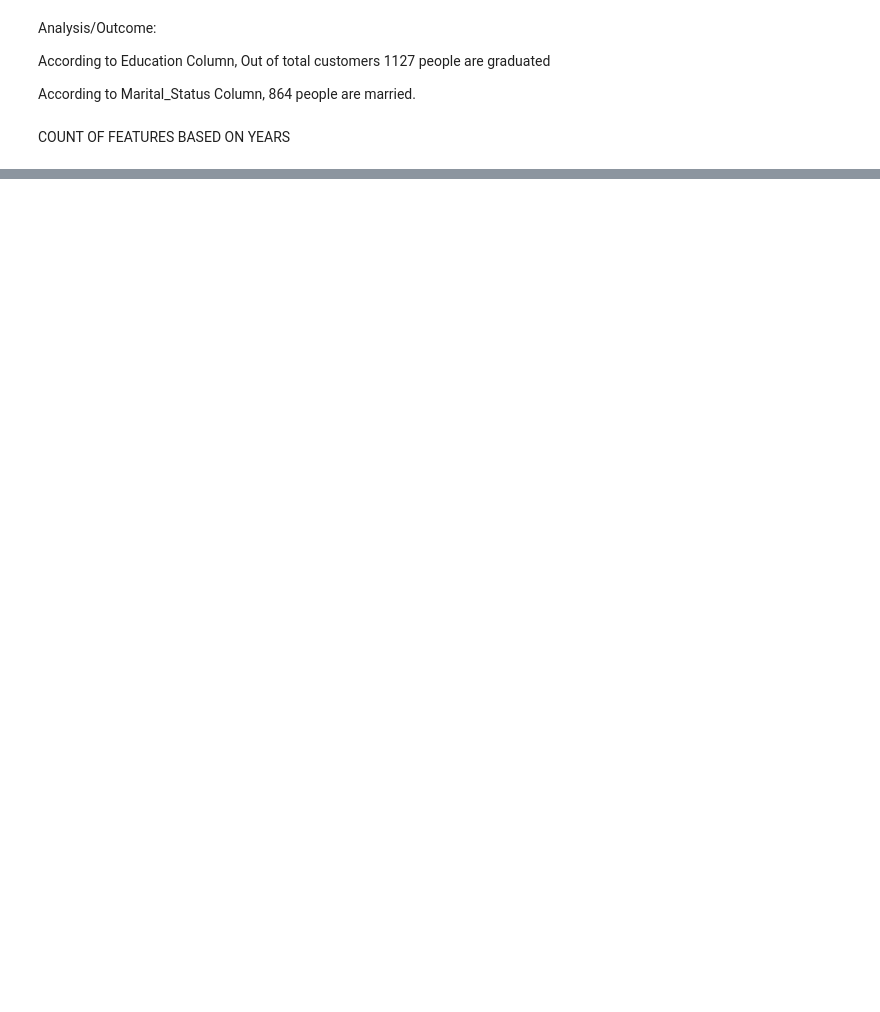
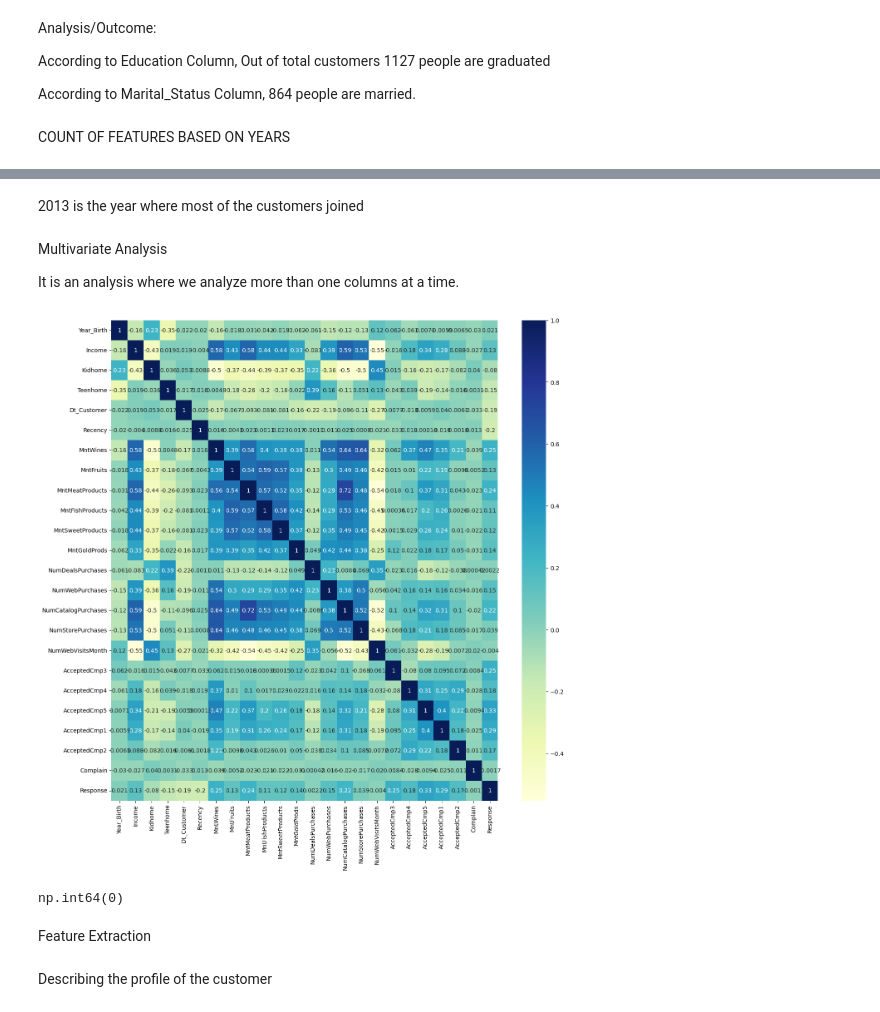
Before and after one commit to aditisahayad/Customer-Categorization---ML-Project, a Jupyter notebook: notebooks/EDA.ipynb, the cells around one changed output, grey strips where cells are left out. Drawn from its saved outputs; the diff is of its cells as text; code cells hidden in the pictures; blank space fills up the shorter version.

```diff
--- a/notebooks/EDA.ipynb
+++ b/notebooks/EDA.ipynb
@@ -235,0 +246,19 @@ COUNT OF FEATURES BASED ON YEARS
+# %% [markdown]
+2013 is the year where most of the customers joined
+# %% [markdown]
+Multivariate Analysis
+
+It is an analysis where we analyze more than one columns at a time.
+# %%
+#Checking Multicolianarity in Numerical features
+
+plt.figure(figsize = (15,15))
+
+num_features = numeric_features.copy()
+num_features.remove('Z_Revenue')
+num_features.remove('Z_CostContact')
+
+sns.heatmap(df[num_features].corr(), annot=True, cmap='YlGnBu')
+plt.show()
+# %% [output]
+[figure, added]
@@ -235,0 +269,8 @@ COUNT OF FEATURES BASED ON YEARS
+# %%
+df.Income.isna().sum()
+# %% [output]
+np.int64(0)
+# %% [markdown]
+Feature Extraction
+# %% [markdown]
+Describing the profile of the customer
```
Also changed, not shown: parts of 7 cells of this notebook.
